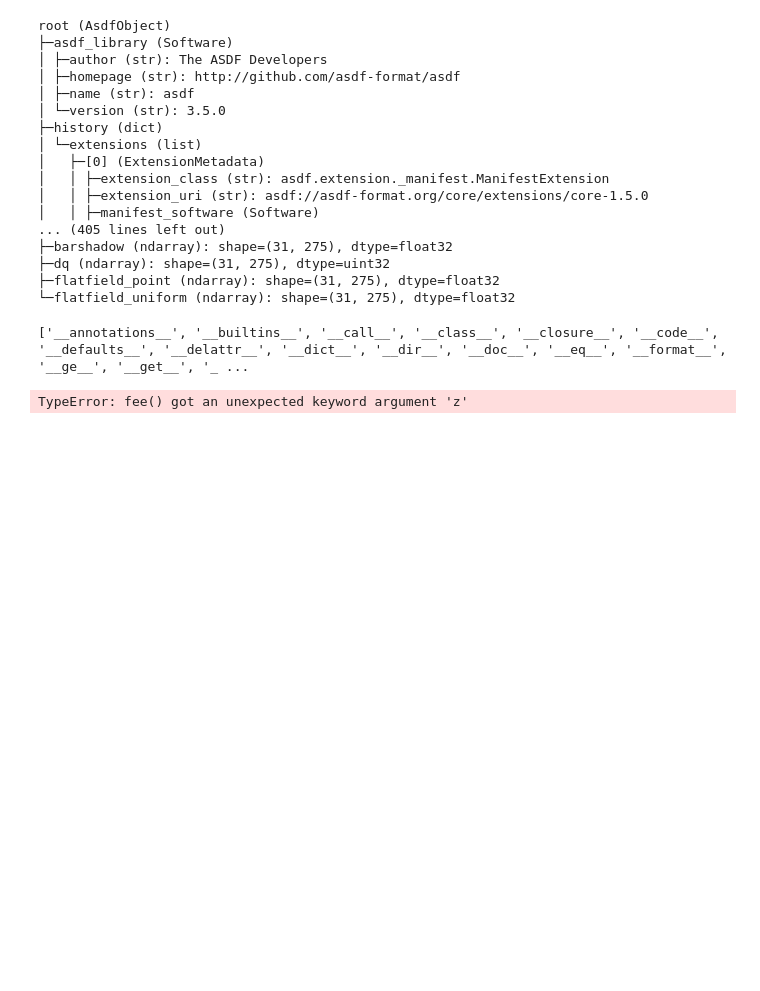
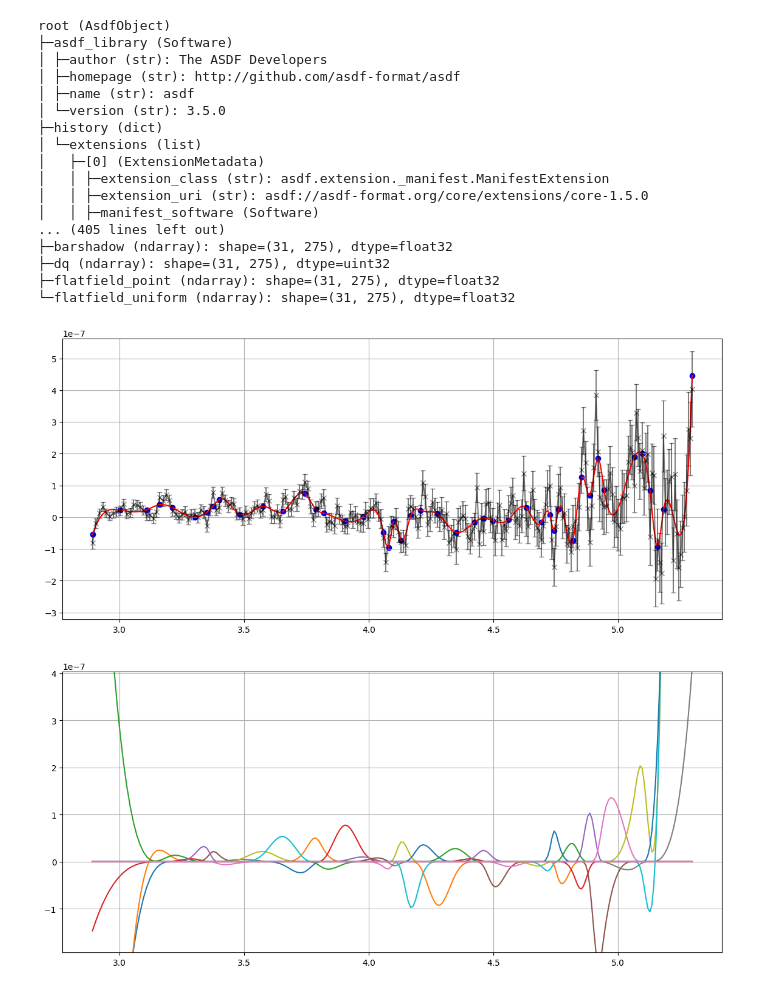
Before and after one commit to TimEpsilon/BetterNIRSpecBackground, a Jupyter notebook: BNBG/Notebooks/BackgroundTesting.ipynb, the cells around one changed output. Cells and saved outputs as stored; diff of their text form; code cells hidden in the pictures; blank space fills up the shorter version.

Commit message:
Did some interpolation tests

```diff
--- a/BNBG/Notebooks/BackgroundTesting.ipynb
+++ b/BNBG/Notebooks/BackgroundTesting.ipynb
@@ -220,3 +222,4 @@ plt.show()
 s2d_BNBG = "jw01345-o063_s000000002_nirspec_clear-prism_s2d.fits"
 path = "./"
 s2d = dm.open(s2d_BNBG)
+x1d = dm.open(s2d_BNBG.replace("s2d","x1d"))
@@ -261,17 +244,47 @@ root (AsdfObject)
 ├─flatfield_point (ndarray): shape=(31, 275), dtype=float32
 └─flatfield_uniform (ndarray): shape=(31, 275), dtype=float32
 # %%
-def fee(x=1,y=2):
-	print(x,y)
+from scipy.interpolate import splev, BSpline
 
-def foo(z=3):
-	print(z)
+x = x1d.spec[0].spec_table["WAVELENGTH"]
+y = x1d.spec[0].spec_table["FLUX"]
+dy = x1d.spec[0].spec_table["FLUX_ERROR"]
 
-def feefoo(**kwargs):
-	fee(**kwargs)
-	foo(**kwargs)
+mask = np.isfinite(x) & np.isfinite(y) & np.isfinite(dy)
+x = x[mask]
+y = y[mask]
+dy = dy[mask]
 
-feefoo(x=5,y=6,z=8)
+interp = UnivariateSpline(x,y,w=1/dy,s=len(x))
+Y = interp(x)
+
+plt.figure(figsize=(14,6))
+plt.errorbar(x,y,yerr=dy,capsize=3,color='k',alpha=0.5,marker='x')
+plt.grid()
+plt.plot(x,Y,color='r')
+plt.scatter(interp.get_knots(),interp(interp.get_knots()),color='b')
+
+# Retrieve the spline parameters
+knots = interp.get_knots()     # Knots of the spline
+coeffs = interp.get_coeffs()   # Coefficients of the spline
+degree = 3  # Degree of the spline
+
+plt.show()
+
+plt.figure(figsize=(14,6))
+
+
+for i in range(len(coeffs)):
+	coeffs_single = np.zeros_like(coeffs)
+	coeffs_single[i] = coeffs[i]  # Isolate a single coefficient
+	basis_function = BSpline(knots, coeffs_single, degree)
+	y_eval = basis_function(x)
+	plt.plot(x,y_eval)
+
+plt.grid()
+plt.ylim(y.min(),y.max())
+
+plt.show()
 # %% [output]
-['__annotations__', '__builtins__', '__call__', '__class__', '__closure__', '__code__', '__defaults__', '__delattr__', '__dict__', '__dir__', '__doc__', '__eq__', '__format__', '__ge__', '__get__', '_ ...
-TypeError: fee() got an unexpected keyword argument 'z'
+[figure, added]
+[figure, added]
```
Also changed, not shown: parts of 2 cells of this notebook.
